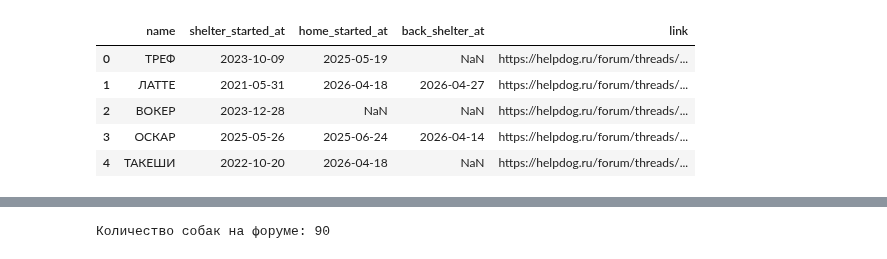
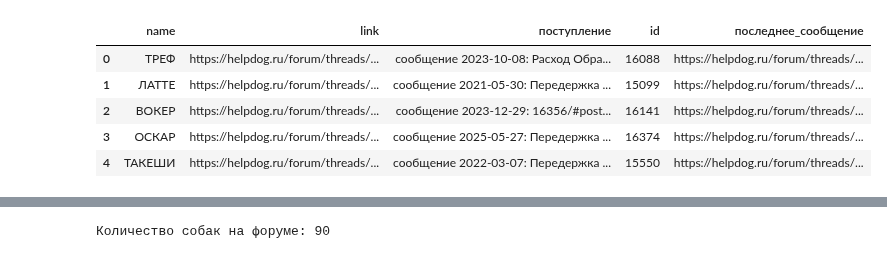
Before and after one commit to Lilya-te/barko-docs, a Jupyter notebook: analytics/helpdog.ipynb, the cells around one changed output, grey strips where cells are left out. Saved outputs shown, nothing was run; the diff lists cells and outputs as text; code cells hidden in the pictures.

Commit message:
Update analytics files with new dog adoption data and enhance helpdog notebook for data processing

```diff
--- a/analytics/helpdog.ipynb
+++ b/analytics/helpdog.ipynb
@@ -3,13 +19,14 @@
 # %%
 import pandas as pd
 # %%
-df = pd.read_csv('forum_data.csv')
+dogs = pd.read_csv('dogs.csv')
+adoptions = pd.read_csv('adoptions.csv')
 # %%
-df.head()
+dogs.head()
 # %% [output]
-|  | name | shelter_started_at | home_started_at | back_shelter_at | link |
-| 0 | ТРЕФ | 2023-10-09 | 2025-05-19 | NaN | https://helpdog.ru/forum/threads/... |
-| 1 | ЛАТТЕ | 2021-05-31 | 2026-04-18 | 2026-04-27 | https://helpdog.ru/forum/threads/... |
-| 2 | ВОКЕР | 2023-12-28 | NaN | NaN | https://helpdog.ru/forum/threads/... |
-| 3 | ОСКАР | 2025-05-26 | 2025-06-24 | 2026-04-14 | https://helpdog.ru/forum/threads/... |
-| 4 | ТАКЕШИ | 2022-10-20 | 2026-04-18 | NaN | https://helpdog.ru/forum/threads/... |
+|  | name | link | поступление | id | последнее_сообщение |
+| 0 | ТРЕФ | https://helpdog.ru/forum/threads/... | сообщение 2023-10-08: Расход Обра... | 16088 | https://helpdog.ru/forum/threads/... |
+| 1 | ЛАТТЕ | https://helpdog.ru/forum/threads/... | сообщение 2021-05-30: Передержка ... | 15099 | https://helpdog.ru/forum/threads/... |
+| 2 | ВОКЕР | https://helpdog.ru/forum/threads/... | сообщение 2023-12-29: 16356/#post... | 16141 | https://helpdog.ru/forum/threads/... |
+| 3 | ОСКАР | https://helpdog.ru/forum/threads/... | сообщение 2025-05-27: Передержка ... | 16374 | https://helpdog.ru/forum/threads/... |
+| 4 | ТАКЕШИ | https://helpdog.ru/forum/threads/... | сообщение 2022-03-07: Передержка ... | 15550 | https://helpdog.ru/forum/threads/... |
```
Also changed, not shown: parts of 7 cells of this notebook, 7 other files.
